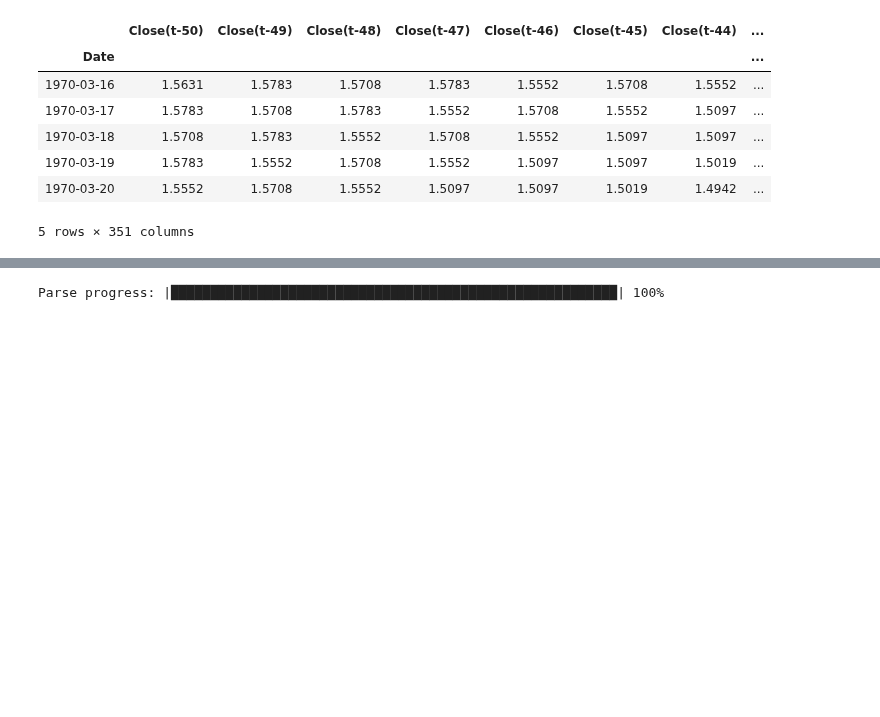
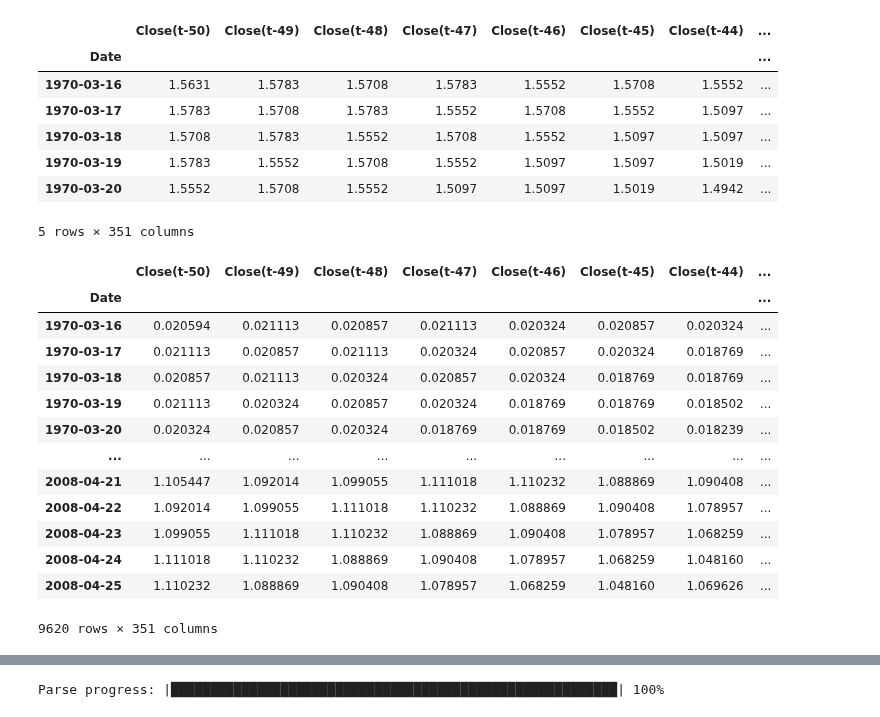
Before and after one commit to vagabundoo/predicting_financial_markets_deep_learning, a Jupyter notebook: workflow/02_02_secondTestSupervisedLearning .ipynb, the cells around one changed output, grey strips where cells are left out. Drawn from its saved outputs; the diff is of its cells as text; code cells hidden in the pictures; blank space fills up the shorter version.

```diff
--- a/workflow/02_02_secondTestSupervisedLearning .ipynb
+++ b/workflow/02_02_secondTestSupervisedLearning .ipynb
@@ -78,5 +80,22 @@ df_forML.head()
 # %%
 # We scale the data based on the training period.
 df_forML = minMaxScaleOnTrain(df_forML)
+# %%
+df_forML
+# %% [output]
+|  | Close(t-50) | Close(t-49) | Close(t-48) | Close(t-47) | Close(t-46) | Close(t-45) | Close(t-44) | ... |
+| Date |  |  |  |  |  |  |  | ... |
+| 1970-03-16 | 0.020594 | 0.021113 | 0.020857 | 0.021113 | 0.020324 | 0.020857 | 0.020324 | ... |
+| 1970-03-17 | 0.021113 | 0.020857 | 0.021113 | 0.020324 | 0.020857 | 0.020324 | 0.018769 | ... |
+| 1970-03-18 | 0.020857 | 0.021113 | 0.020324 | 0.020857 | 0.020324 | 0.018769 | 0.018769 | ... |
+| 1970-03-19 | 0.021113 | 0.020324 | 0.020857 | 0.020324 | 0.018769 | 0.018769 | 0.018502 | ... |
+| 1970-03-20 | 0.020324 | 0.020857 | 0.020324 | 0.018769 | 0.018769 | 0.018502 | 0.018239 | ... |
+| ... | ... | ... | ... | ... | ... | ... | ... | ... |
+| 2008-04-21 | 1.105447 | 1.092014 | 1.099055 | 1.111018 | 1.110232 | 1.088869 | 1.090408 | ... |
+| 2008-04-22 | 1.092014 | 1.099055 | 1.111018 | 1.110232 | 1.088869 | 1.090408 | 1.078957 | ... |
+| 2008-04-23 | 1.099055 | 1.111018 | 1.110232 | 1.088869 | 1.090408 | 1.078957 | 1.068259 | ... |
+| 2008-04-24 | 1.111018 | 1.110232 | 1.088869 | 1.090408 | 1.078957 | 1.068259 | 1.048160 | ... |
+| 2008-04-25 | 1.110232 | 1.088869 | 1.090408 | 1.078957 | 1.068259 | 1.048160 | 1.069626 | ... |
+9620 rows × 351 columns
 # %%
 h2o.init(
```
Also changed, not shown: parts of 14 cells of this notebook, 2 other files.
